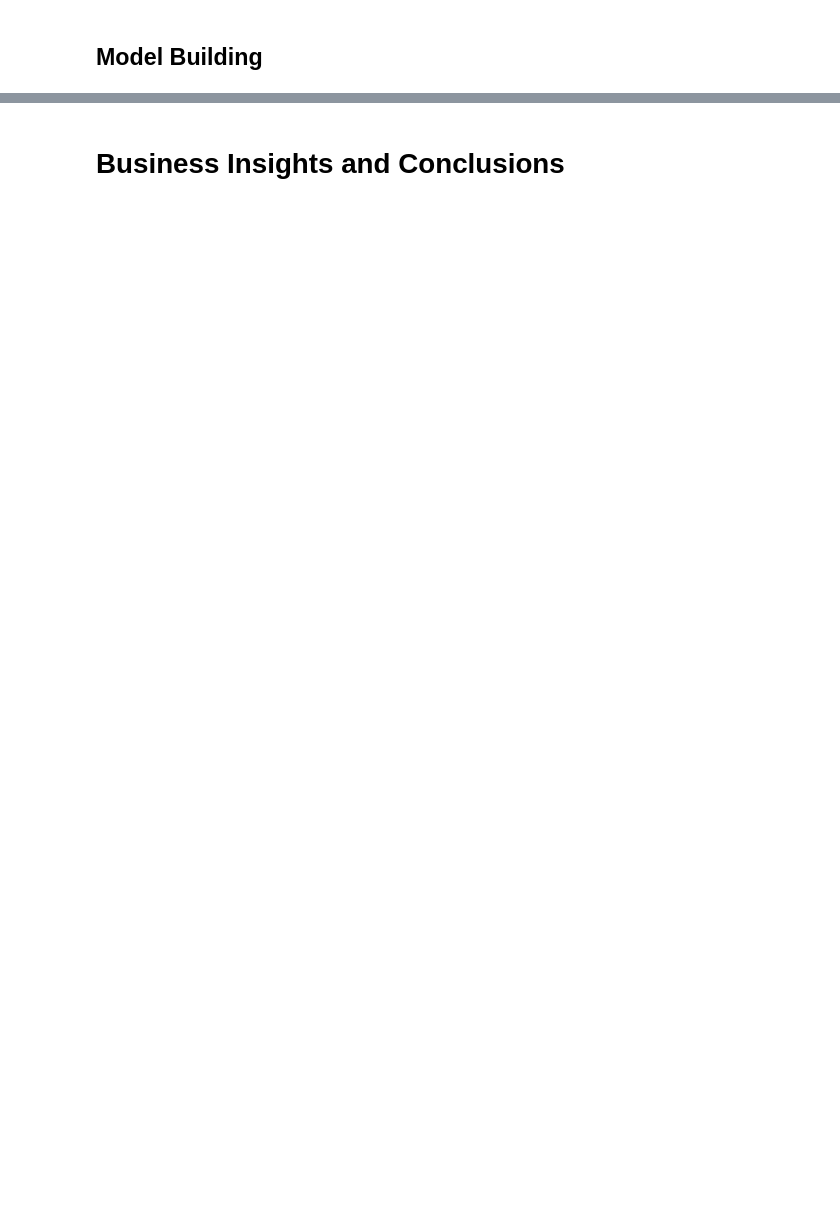
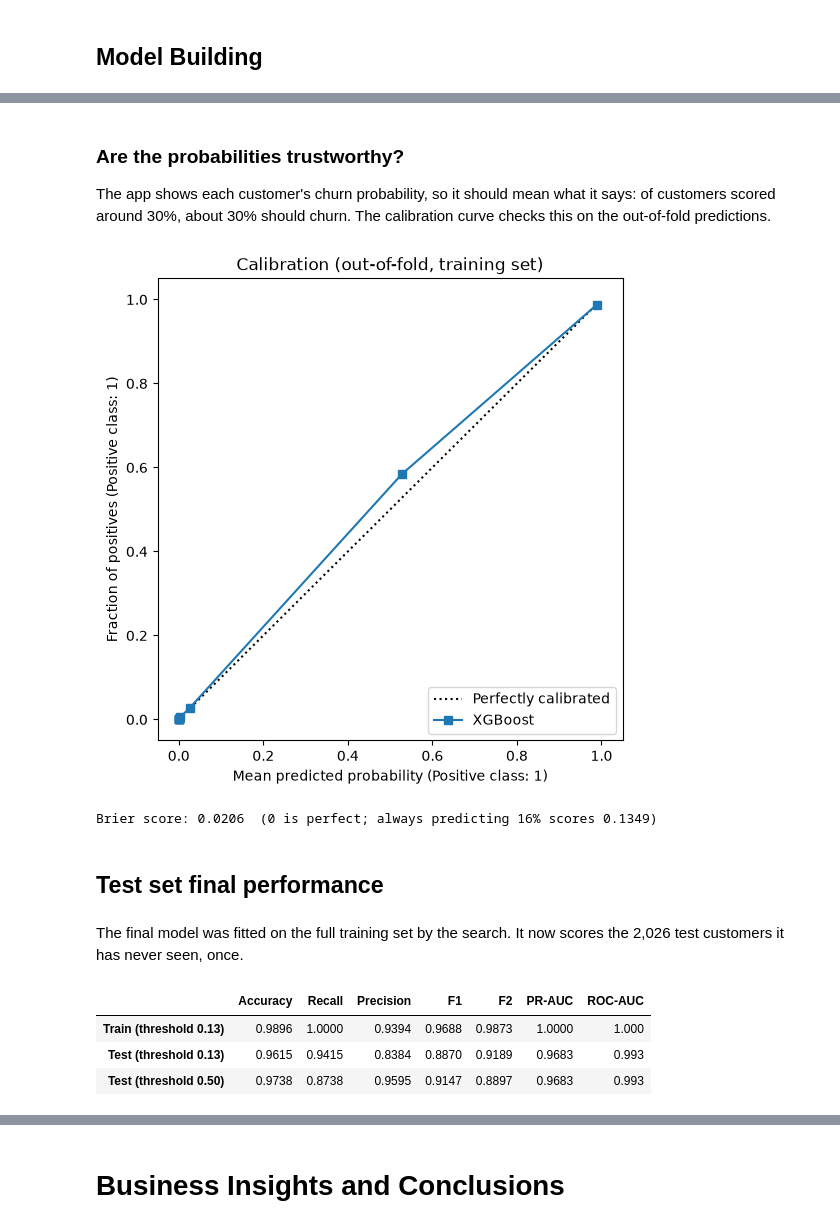
Before and after one commit to ahmadhassan-aiops/AIOPS-Portfolio-Projects, a Jupyter notebook: 2. Machine Learning Projects/Bank churners project/bank churners.ipynb, the cells around one changed output, grey strips where cells are left out. Cells and saved outputs as stored; diff of their text form; code cells hidden in the pictures; blank space fills up the shorter version.

```diff
--- a/2. Machine Learning Projects/Bank churners project/bank churners.ipynb
+++ b/2. Machine Learning Projects/Bank churners project/bank churners.ipynb
@@ -1142,0 +1223,29 @@ gbm1_test
+# %% [markdown]
+### Are the probabilities trustworthy?
+The app shows each customer's churn probability, so it should mean what it says: of customers scored around 30%, about 30% should churn. The calibration curve checks this on the out-of-fold predictions.
+# %%
+fig, ax = plt.subplots(figsize=(6, 6))
+CalibrationDisplay.from_predictions(y_train, oof_proba, n_bins=10, strategy="quantile", ax=ax, name=best_name)
+ax.set_title("Calibration (out-of-fold, training set)")
+plt.show()
+print(f"Brier score: {brier_score_loss(y_train, oof_proba):.4f}  (0 is perfect; always predicting 16% scores {brier_score_loss(y_train, np.full(len(y_train), y_train.mean())):.4f})")
+# %% [output]
+[figure, added]
+Brier score: 0.0206  (0 is perfect; always predicting 16% scores 0.1349)
+# %% [markdown]
+## Test set final performance
+# %% [markdown]
+The final model was fitted on the full training set by the search. It now scores the 2,026 test customers it has never seen, once.
+# %%
+train_perf = model_performance_classification_sklearn(final_model, X_train, y_train, THRESHOLD)
+test_perf = model_performance_classification_sklearn(final_model, X_test, y_test, THRESHOLD)
+test_perf_05 = model_performance_classification_sklearn(final_model, X_test, y_test, 0.5)
+
+comparison = pd.concat([train_perf, test_perf, test_perf_05])
+comparison.index = [f"Train (threshold {THRESHOLD:.2f})", f"Test (threshold {THRESHOLD:.2f})", "Test (threshold 0.50)"]
+comparison.round(4)
+# %% [output]
+|  | Accuracy | Recall | Precision | F1 | F2 | PR-AUC | ROC-AUC |
+| Train (threshold 0.13) | 0.9896 | 1.0000 | 0.9394 | 0.9688 | 0.9873 | 1.0000 | 1.000 |
+| Test (threshold 0.13) | 0.9615 | 0.9415 | 0.8384 | 0.8870 | 0.9189 | 0.9683 | 0.993 |
+| Test (threshold 0.50) | 0.9738 | 0.8738 | 0.9595 | 0.9147 | 0.8897 | 0.9683 | 0.993 |
```
Also changed, not shown: parts of 167 cells of this notebook, 3 other files.
